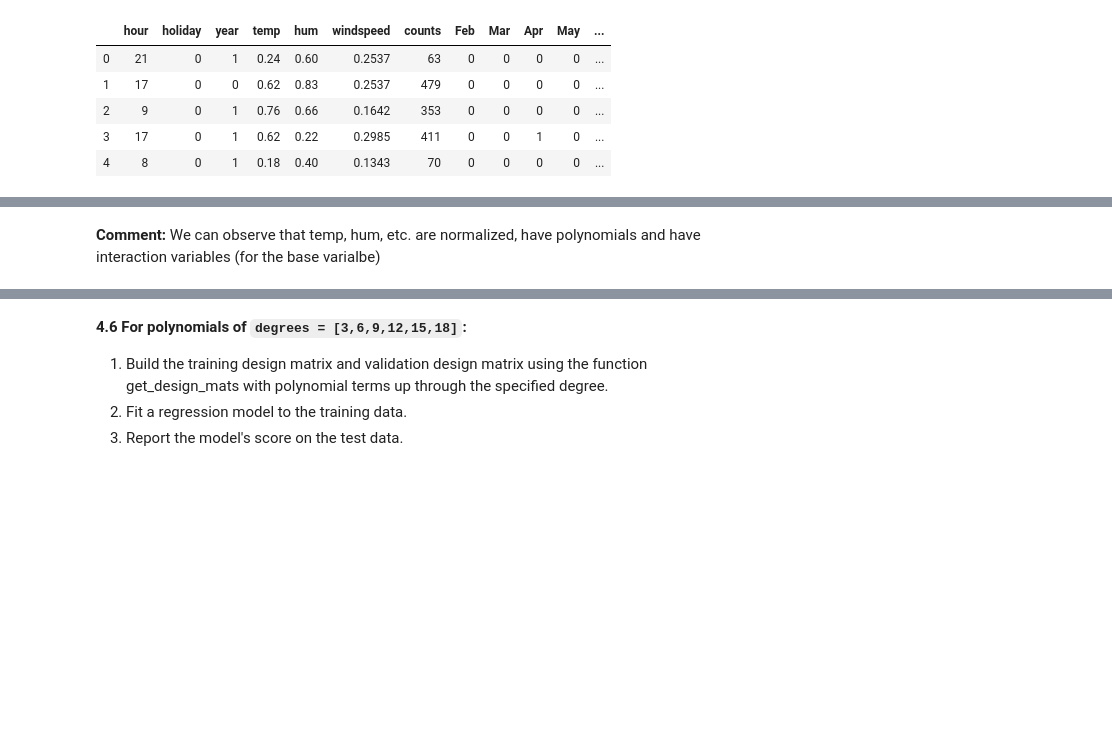
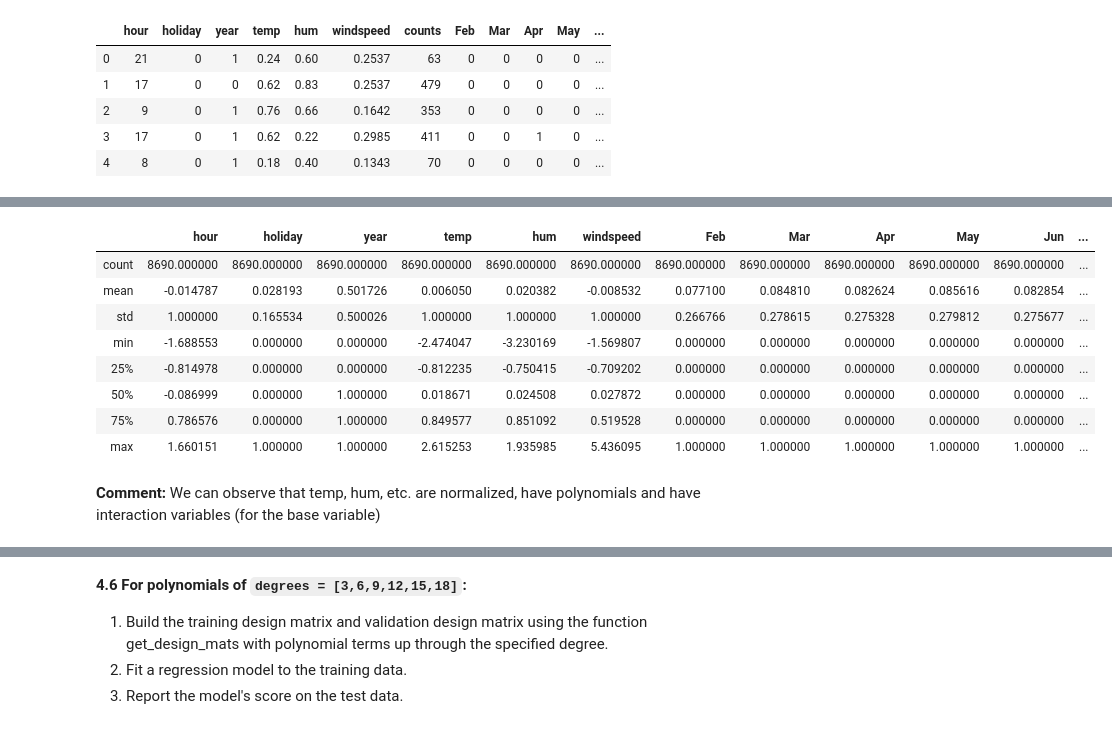
Before and after one commit to CreditPy/2021-s109a, a Jupyter notebook: cs_s109a_hw3/cs_s109a_hw3.ipynb, the cells around one changed output, grey strips where cells are left out. Saved outputs shown, nothing was run; the diff lists cells and outputs as text; code cells hidden in the pictures; blank space fills up the shorter version.

```diff
--- a/cs_s109a_hw3/cs_s109a_hw3.ipynb
+++ b/cs_s109a_hw3/cs_s109a_hw3.ipynb
@@ -876,5 +911,17 @@ X_train.head()
+# %%
+X_test.describe()
+# %% [output]
+|  | hour | holiday | year | temp | hum | windspeed | Feb | Mar | Apr | May | Jun | ... |
+| count | 8690.000000 | 8690.000000 | 8690.000000 | 8690.000000 | 8690.000000 | 8690.000000 | 8690.000000 | 8690.000000 | 8690.000000 | 8690.000000 | 8690.000000 | ... |
+| mean | -0.014787 | 0.028193 | 0.501726 | 0.006050 | 0.020382 | -0.008532 | 0.077100 | 0.084810 | 0.082624 | 0.085616 | 0.082854 | ... |
+| std | 1.000000 | 0.165534 | 0.500026 | 1.000000 | 1.000000 | 1.000000 | 0.266766 | 0.278615 | 0.275328 | 0.279812 | 0.275677 | ... |
+| min | -1.688553 | 0.000000 | 0.000000 | -2.474047 | -3.230169 | -1.569807 | 0.000000 | 0.000000 | 0.000000 | 0.000000 | 0.000000 | ... |
+| 25% | -0.814978 | 0.000000 | 0.000000 | -0.812235 | -0.750415 | -0.709202 | 0.000000 | 0.000000 | 0.000000 | 0.000000 | 0.000000 | ... |
+| 50% | -0.086999 | 0.000000 | 1.000000 | 0.018671 | 0.024508 | 0.027872 | 0.000000 | 0.000000 | 0.000000 | 0.000000 | 0.000000 | ... |
+| 75% | 0.786576 | 0.000000 | 1.000000 | 0.849577 | 0.851092 | 0.519528 | 0.000000 | 0.000000 | 0.000000 | 0.000000 | 0.000000 | ... |
+| max | 1.660151 | 1.000000 | 1.000000 | 2.615253 | 1.935985 | 5.436095 | 1.000000 | 1.000000 | 1.000000 | 1.000000 | 1.000000 | ... |
 # %% [markdown]
-**Comment:** We can observe that temp, hum, etc. are normalized, have polynomials and have interaction variables (for the base varialbe)
+**Comment:** We can observe that temp, hum, etc. are normalized, have polynomials and have interaction variables (for the base variable)
 # %%
 print("X_train.columns:", X_train.columns)
 print("X_test.columns:", X_test.columns)
```
Also changed, not shown: parts of 19 cells of this notebook.
